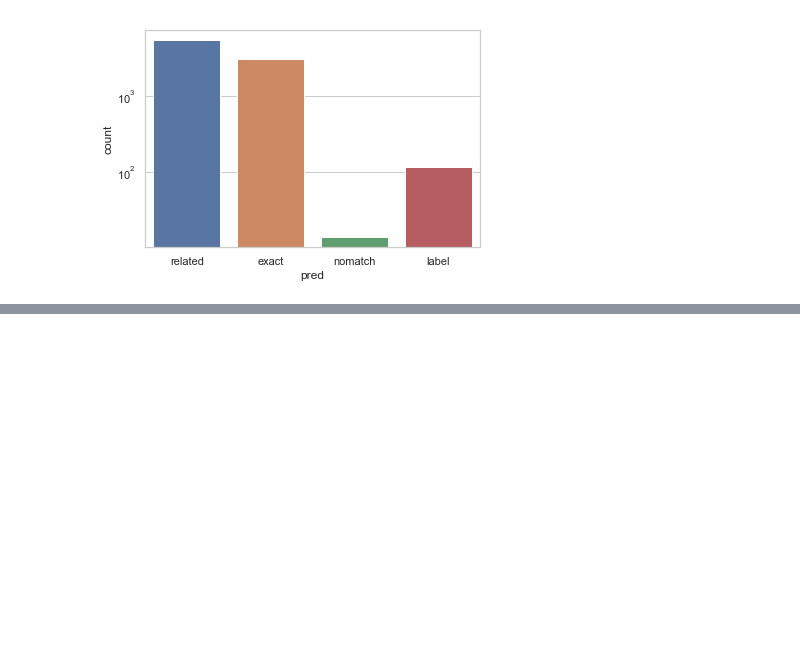
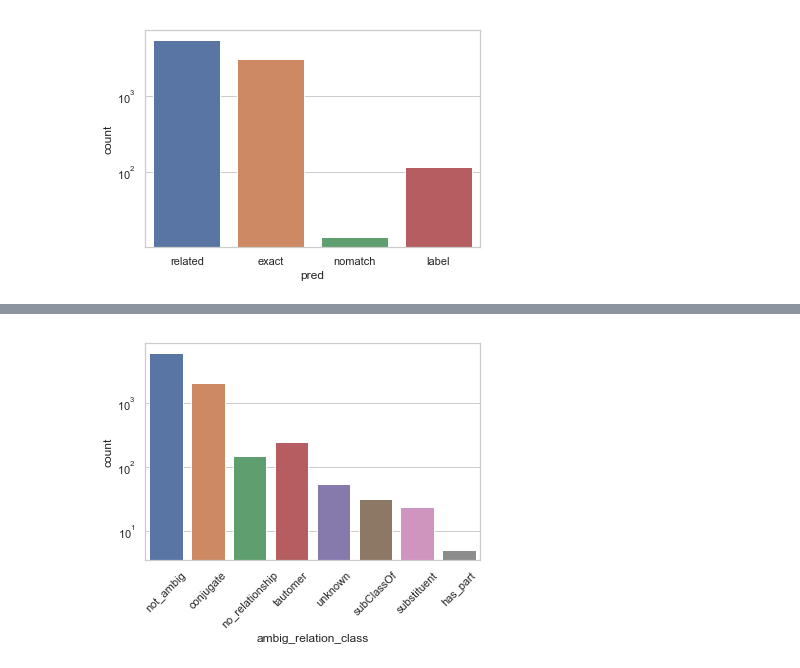
Before and after one commit to cmungall/reactioner, a Jupyter notebook: Chemical-Name-Usage.ipynb, the cells around one changed output, grey strips where cells are left out. Saved outputs shown, nothing was run; the diff lists cells and outputs as text; code cells hidden in the pictures; blank space fills up the shorter version.

```diff
--- a/Chemical-Name-Usage.ipynb
+++ b/Chemical-Name-Usage.ipynb
@@ -95,0 +123,27 @@ g.set_yscale('log')
+# %%
+def group_relations(rstr):
+    """
+    Note that there may be >1 ambiguous class, this reduces to one
+    """
+    if rstr == "":
+        return "not_ambig"
+    if 'subClassOf' in rstr:
+        return "subClassOf"
+    if 'conjugate' in rstr:
+        return 'conjugate'
+    if 'substituent' in rstr:
+        return 'substituent'
+    if 'tautomer' in rstr:
+        return 'tautomer'
+    if 'BFO_0000051' in rstr:
+        return 'has_part'
+    if 'no_relationship' in rstr:
+        return 'no_relationship'
+    else:
+        return 'unknown'
+df['ambig_relation_class'] = df.apply(lambda row: group_relations(row['ambig_relations']), axis=1)
+g = sns.countplot(x="ambig_relation_class", data=df)
+g.set_xticklabels(g.get_xticklabels(), rotation=45)
+g.set_yscale('log')
+# %% [output]
+[figure, added]
```
Also changed, not shown: parts of 8 cells of this notebook, 5 other files.
